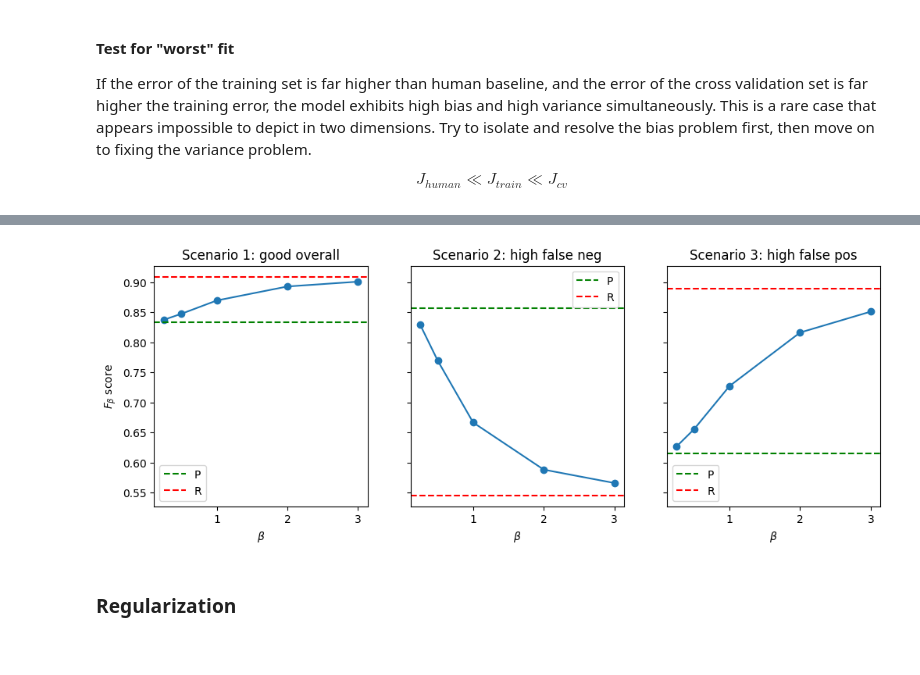
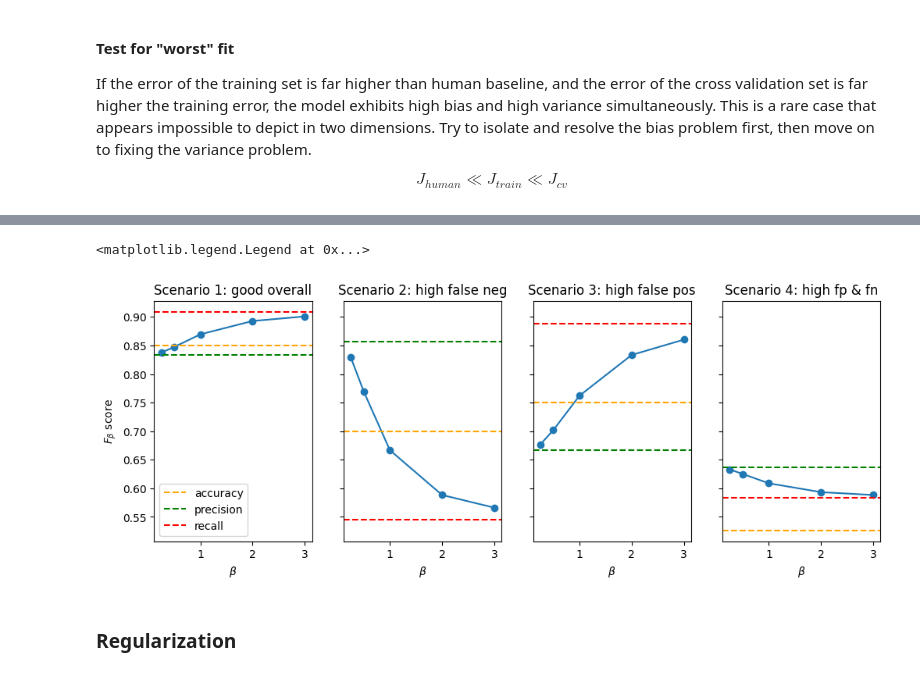
Before and after one commit to nickrusso42518/ml-qrg, a Jupyter notebook: ml_qrg.ipynb, the cells around one changed output, grey strips where cells are left out. Cells and saved outputs as stored; diff of their text form; code cells hidden in the pictures.

```diff
--- a/ml_qrg.ipynb
+++ b/ml_qrg.ipynb
@@ -721,29 +728,33 @@ Consider three scenarios arrayed side by side, each with 100 training examples.
 # %%
-scenario = np.array([[50, 10, 5, 35], [30, 5, 25, 40], [40, 25, 5, 30]])
-desc = ["good overall", "high false neg", "high false pos"]
+scenario = np.array([[50, 10, 5, 35], [30, 5, 25, 40], [40, 20, 5, 35], [35, 20, 25, 15]])
+desc = ["good overall", "high false neg", "high false pos", "high fp & fn"]
 beta = np.array([0.25, 0.5, 1.0, 2.0, 3.0])
 
+def accuracy(tp, fp, fn, tn): return (tp + tn) / (tp + tn + fp + fn)
 def precision(tp, fp): return tp / (tp + fp)
-
 def recall(tp, fn): return tp / (tp + fn)
-
 def fbeta_score(P, R, B): return (1 + B**2) * ((P * R) / ((B**2 * P) + R))
 
 fig, ax = plt.subplots(nrows=1, ncols=len(scenario), sharey=True)
 fig.set_size_inches(12, 4)
 ax[0].set_ylabel(r"$F_{\beta}$ score")
 
 for i in range(len(scenario)):
+    A = accuracy(*scenario[i])
     P = precision(scenario[i, 0], scenario[i, 1])
     R = recall(scenario[i, 0], scenario[i, 2])
     fscore = np.array([fbeta_score(P, R, B) for B in beta])
     ax[i].set_title(f"Scenario {i+1}: {desc[i]}")
     ax[i].plot(beta, fscore, marker="o")
-    ax[i].axhline(y=P, color="green", linestyle="--", label="P")
-    ax[i].axhline(y=R, color="red", linestyle="--", label="R")
-    ax[i].set_xlabel(r"$\beta$"); ax[i].legend()
+    ax[i].axhline(y=A, color="orange", linestyle="--", label="accuracy")
+    ax[i].axhline(y=P, color="green", linestyle="--", label="precision")
+    ax[i].axhline(y=R, color="red", linestyle="--", label="recall")
+    ax[i].set_xlabel(r"$\beta$");
+
+ax[0].legend()
 # %% [output]
+<matplotlib.legend.Legend at 0x...>
-[figure, old version]
+[figure, new version]
 # %% [markdown]
 ### Regularization
 # %% [markdown]
```
Also changed, not shown: parts of 1 cell of this notebook.
